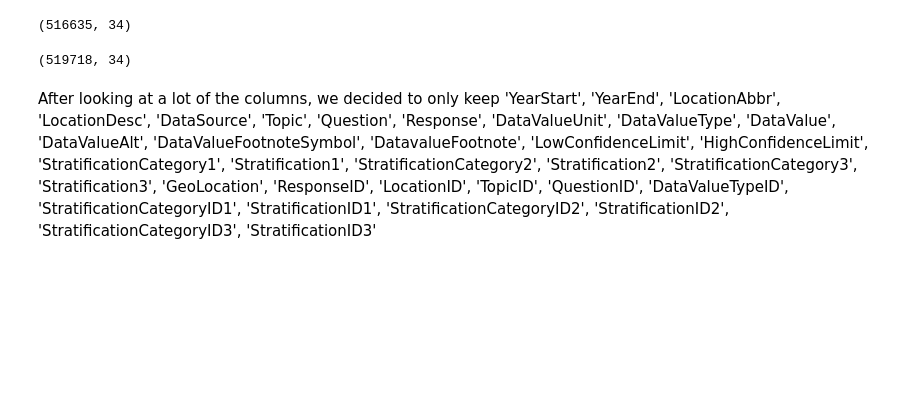
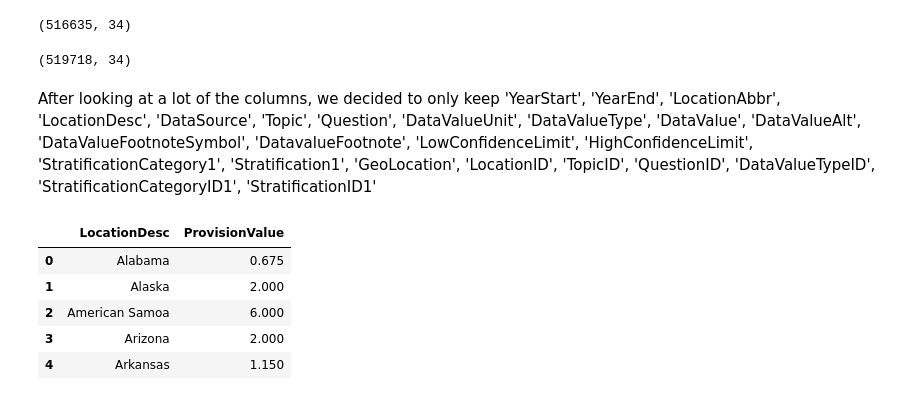
Before and after one commit to kwood16/US-CDI, a Jupyter notebook: Project Proposal.ipynb, the cells around one changed output. Cells and saved outputs as stored; diff of their text form; code cells hidden in the pictures; blank space fills up the shorter version.

```diff
--- a/Project Proposal.ipynb
+++ b/Project Proposal.ipynb
@@ -264,13 +314,40 @@ data.shape
 # %% [output]
 (519718, 34)
 # %% [markdown]
-After looking at a lot of the columns, we decided to only keep 'YearStart', 'YearEnd', 'LocationAbbr', 'LocationDesc', 'DataSource',
-       'Topic', 'Question', 'Response', 'DataValueUnit', 'DataValueType',
-       'DataValue', 'DataValueAlt', 'DataValueFootnoteSymbol',
-       'DatavalueFootnote', 'LowConfidenceLimit', 'HighConfidenceLimit',
-       'StratificationCategory1', 'Stratification1', 'StratificationCategory2',
-       'Stratification2', 'StratificationCategory3', 'Stratification3',
-       'GeoLocation', 'ResponseID', 'LocationID', 'TopicID', 'QuestionID',
-       'DataValueTypeID', 'StratificationCategoryID1', 'StratificationID1',
-       'StratificationCategoryID2', 'StratificationID2',
-       'StratificationCategoryID3', 'StratificationID3'
+After looking at a lot of the columns, we decided to only keep
+'YearStart',
+ 'YearEnd',
+ 'LocationAbbr',
+ 'LocationDesc',
+ 'DataSource',
+ 'Topic',
+ 'Question',
+ 'DataValueUnit',
+ 'DataValueType',
+ 'DataValue',
+ 'DataValueAlt',
+ 'DataValueFootnoteSymbol',
+ 'DatavalueFootnote',
+ 'LowConfidenceLimit',
+ 'HighConfidenceLimit',
+ 'StratificationCategory1',
+ 'Stratification1',
+ 'GeoLocation',
+ 'LocationID',
+ 'TopicID',
+ 'QuestionID',
+ 'DataValueTypeID',
+ 'StratificationCategoryID1',
+ 'StratificationID1'
+# %%
+#read in tobacco tax dataset csv file from cdc https://www.cdc.gov/statesystem/excisetax.html
+tobacco_tax = pd.read_csv("ExciseTax.csv")
+tobacco_tax.dtypes
+tobacco_tax.head()
+# %% [output]
+|  | LocationDesc | ProvisionValue |
+| 0 | Alabama | 0.675 |
+| 1 | Alaska | 2.000 |
+| 2 | American Samoa | 6.000 |
+| 3 | Arizona | 2.000 |
+| 4 | Arkansas | 1.150 |
```
Also changed, not shown: parts of 17 cells of this notebook, 2 other files.
